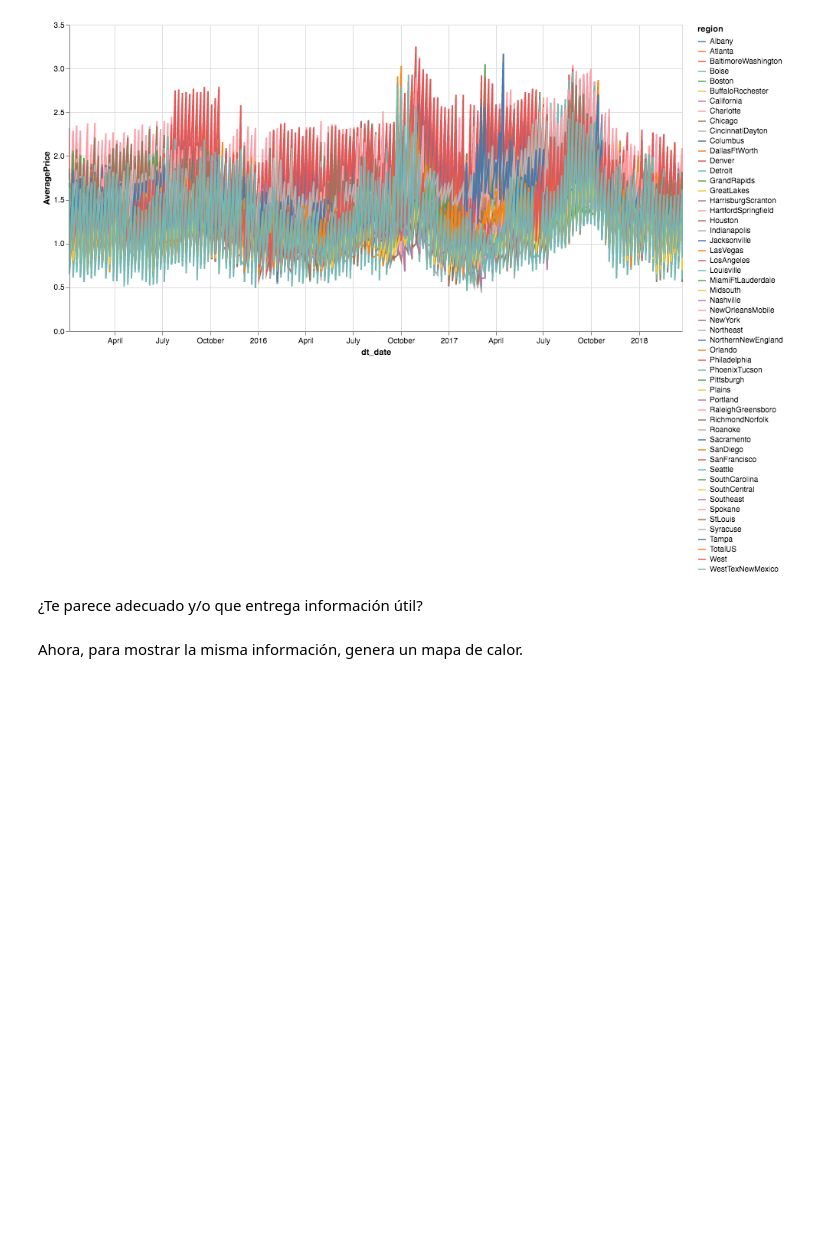
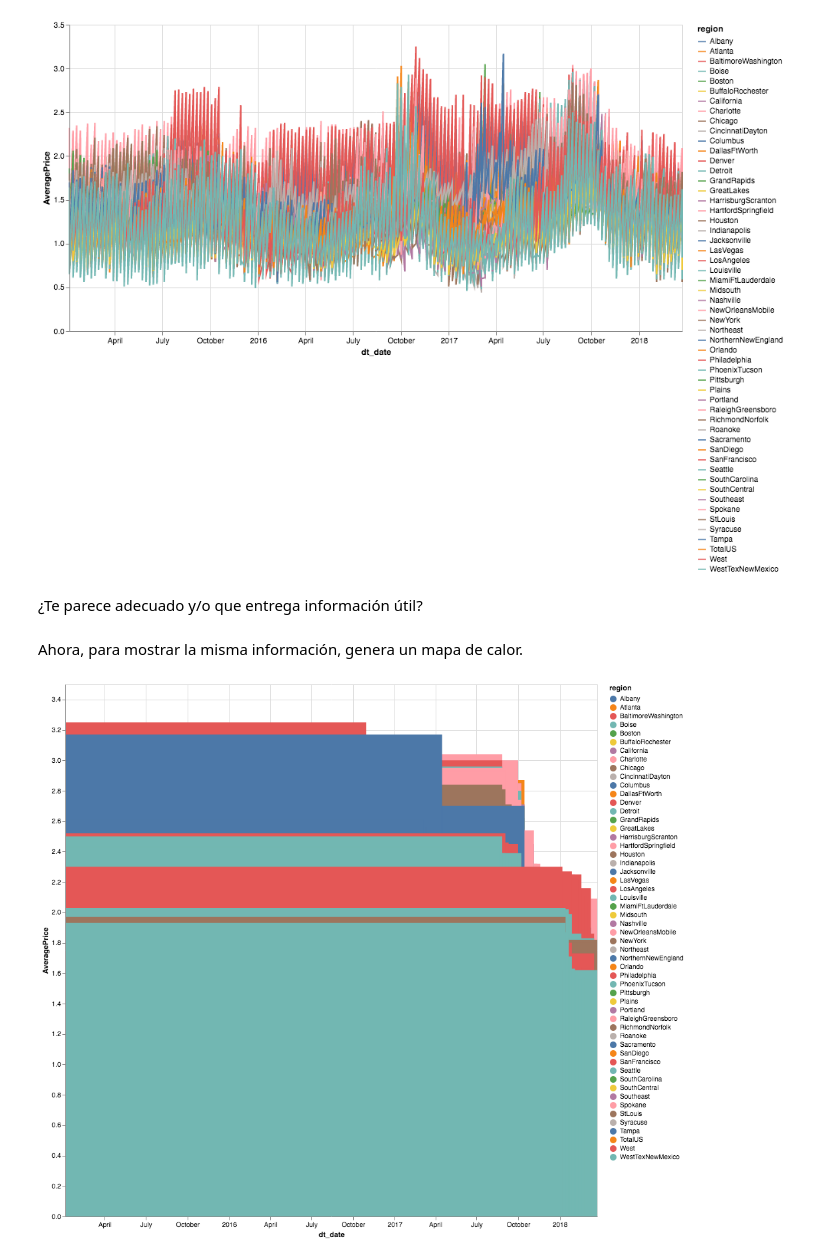
Before and after one commit to ike-mercado-huanaque/mat281_portfolio, a Jupyter notebook: m03_data_visualization/m03_c04_interactive_visualization/m03_c04_lab.ipynb, the cells around one changed output. Cells and saved outputs as stored; diff of their text form; code cells hidden in the pictures; blank space fills up the shorter version.

```diff
--- a/m03_data_visualization/m03_c04_interactive_visualization/m03_c04_lab.ipynb
+++ b/m03_data_visualization/m03_c04_interactive_visualization/m03_c04_lab.ipynb
@@ -196,10 +196,12 @@ alt.Chart(paltas_url).mark_line().encode(
 Ahora, para mostrar la misma información, genera un mapa de calor.
 # %%
 alt.Chart(paltas_url).mark_rect().encode(
-    x="dt_date:"
-    color="",
-    y=# FIX ME
+    x="dt_date:T",
+    color="region:N",
+    y="AveragePrice:Q",
 ).properties(
     width=800,
     height=800
 )
+# %% [output]
+[figure, added]
```
